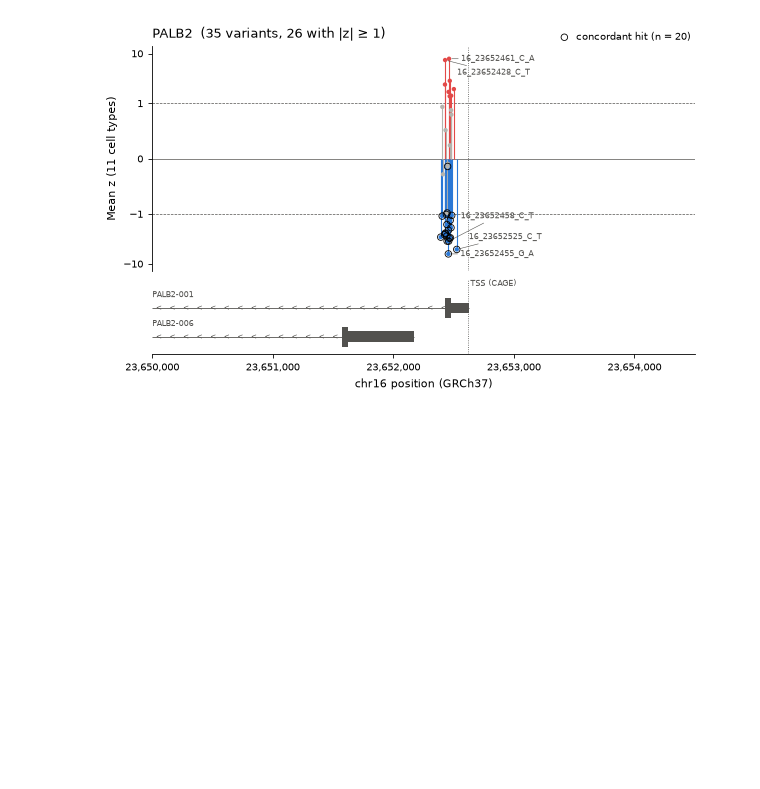
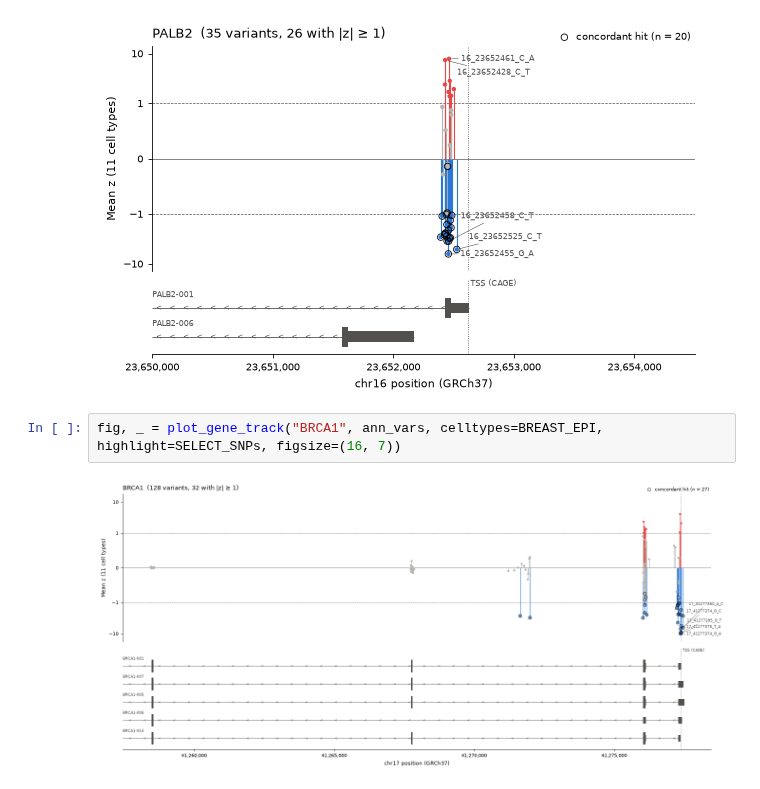
Before and after one commit to eirikhoye/action_var, a Jupyter notebook: workflow/notebooks/analyze_variant_annotation.ipynb, the cells around one changed output. Cells and saved outputs as stored; diff of their text form; blank space fills up the shorter version.

Commit message:
added track plots of ism data

```diff
--- a/workflow/notebooks/analyze_variant_annotation.ipynb
+++ b/workflow/notebooks/analyze_variant_annotation.ipynb
@@ -510,3 +510,7 @@ fig, _ = plot_gene_track("PALB2", ann_vars, celltypes=BREAST_EPI, highlight=SELE
 # %% [output]
 [figure]
 [figure]
+# %%
+fig, _ = plot_gene_track("BRCA1", ann_vars, celltypes=BREAST_EPI, highlight=SELECT_SNPs, figsize=(16, 7))
+# %% [output]
+[figure, added]
```
Also changed, not shown: parts of 8 cells of this notebook, 6 other files.
